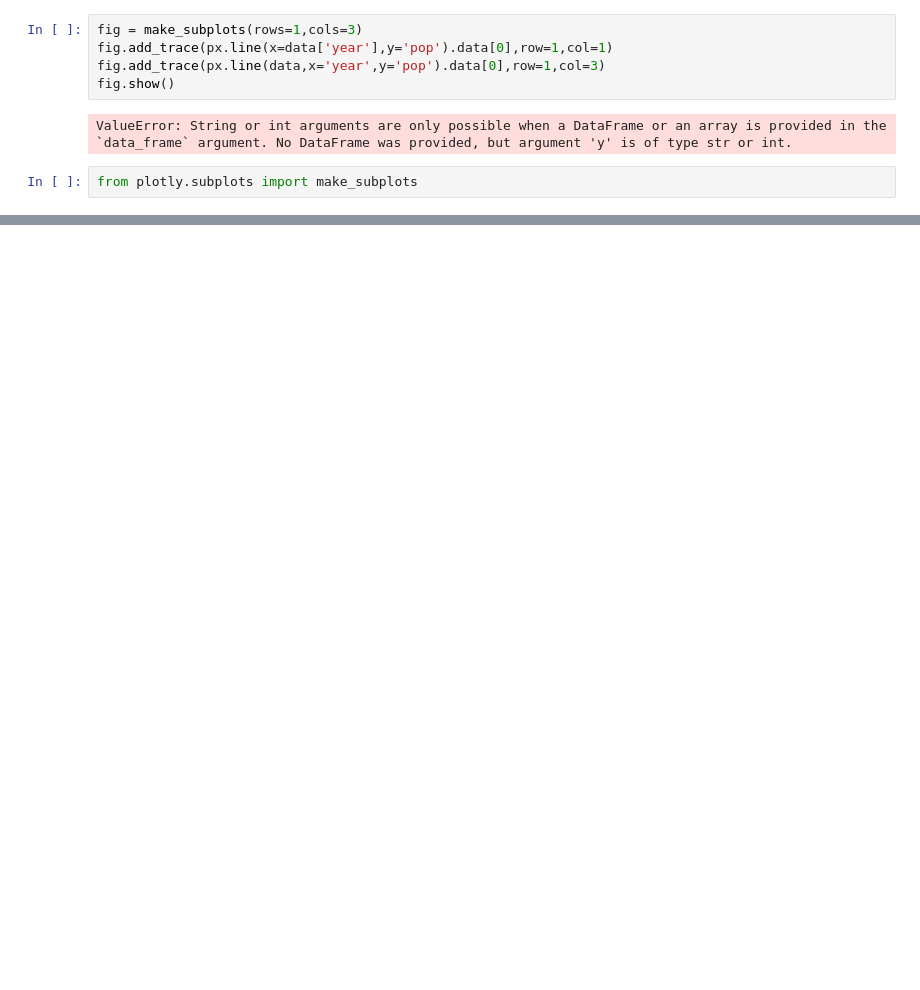
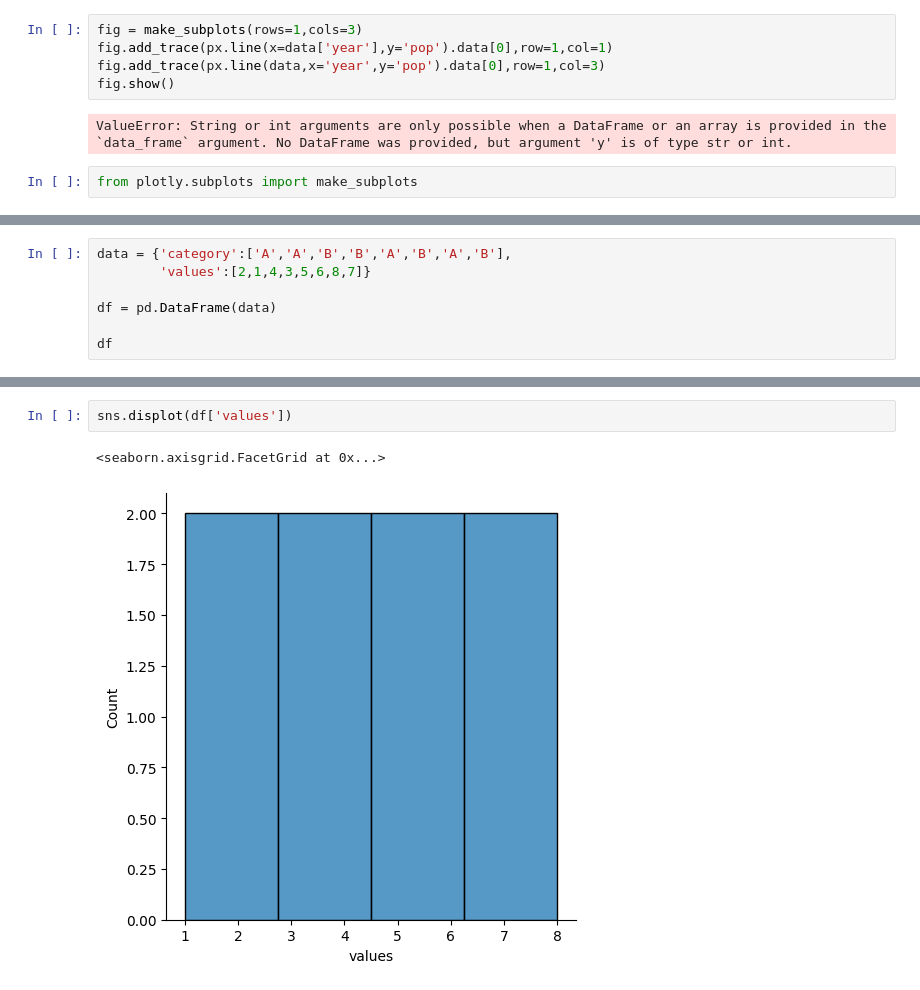
Before and after one commit to rajkumars27/Guvi-1, a Jupyter notebook: Practice.ipynb, the cells around one changed output, grey strips where cells are left out. Saved outputs shown, nothing was run; the diff lists cells and outputs as text; blank space fills up the shorter version.

```diff
--- a/Practice.ipynb
+++ b/Practice.ipynb
@@ -841,0 +824,7 @@ mv: cannot stat 'kaggle.json': No such file or directory
+# %%
+data = {'category':['A','A','B','B','A','B','A','B'],
+        'values':[2,1,4,3,5,6,8,7]}
+
+df = pd.DataFrame(data)
+
+df
@@ -841,0 +841,5 @@ mv: cannot stat 'kaggle.json': No such file or directory
+# %%
+sns.displot(df['values'])
+# %% [output]
+<seaborn.axisgrid.FacetGrid at 0x...>
+[figure, added]
```
Also changed, not shown: parts of 14 cells of this notebook.
